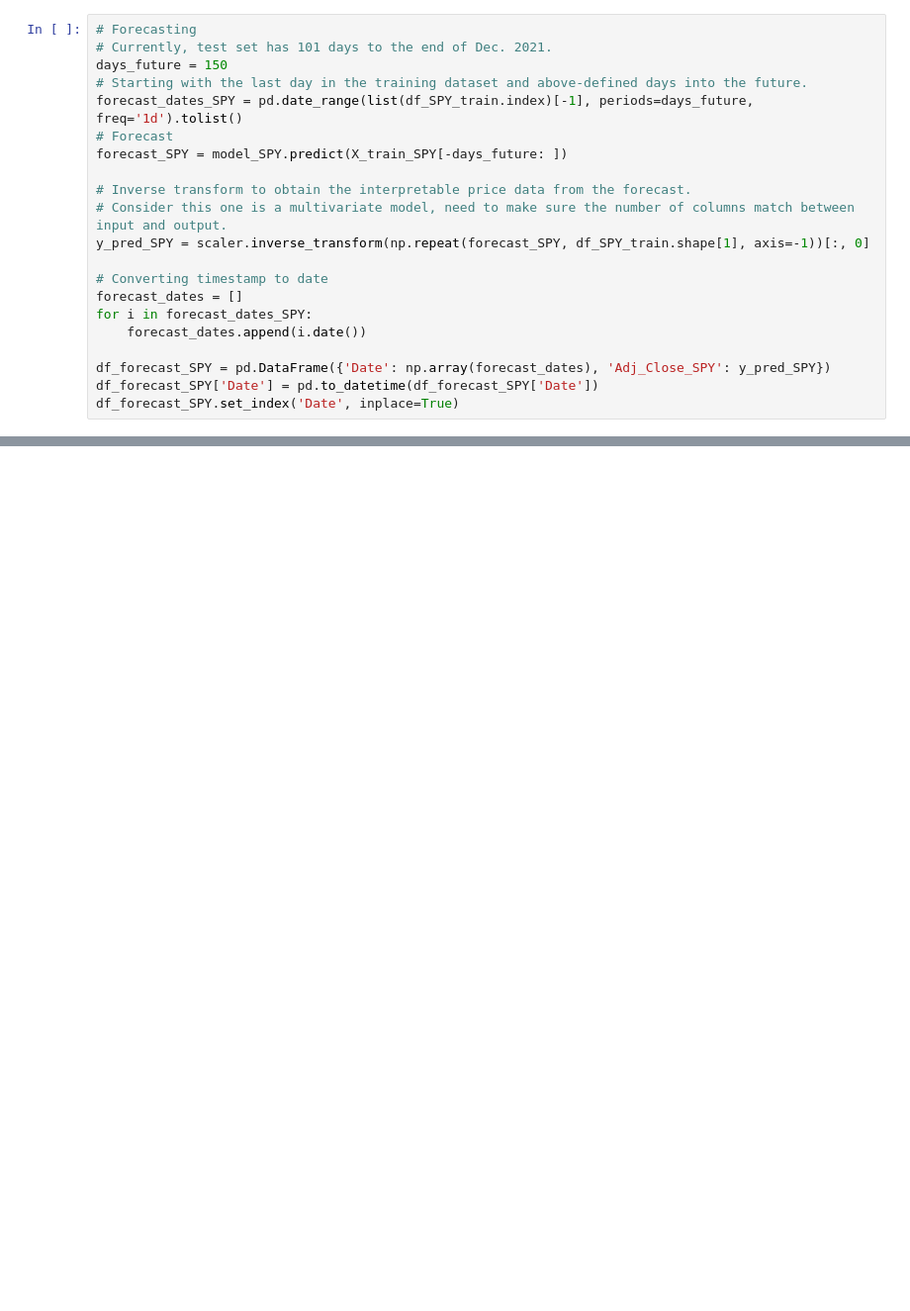
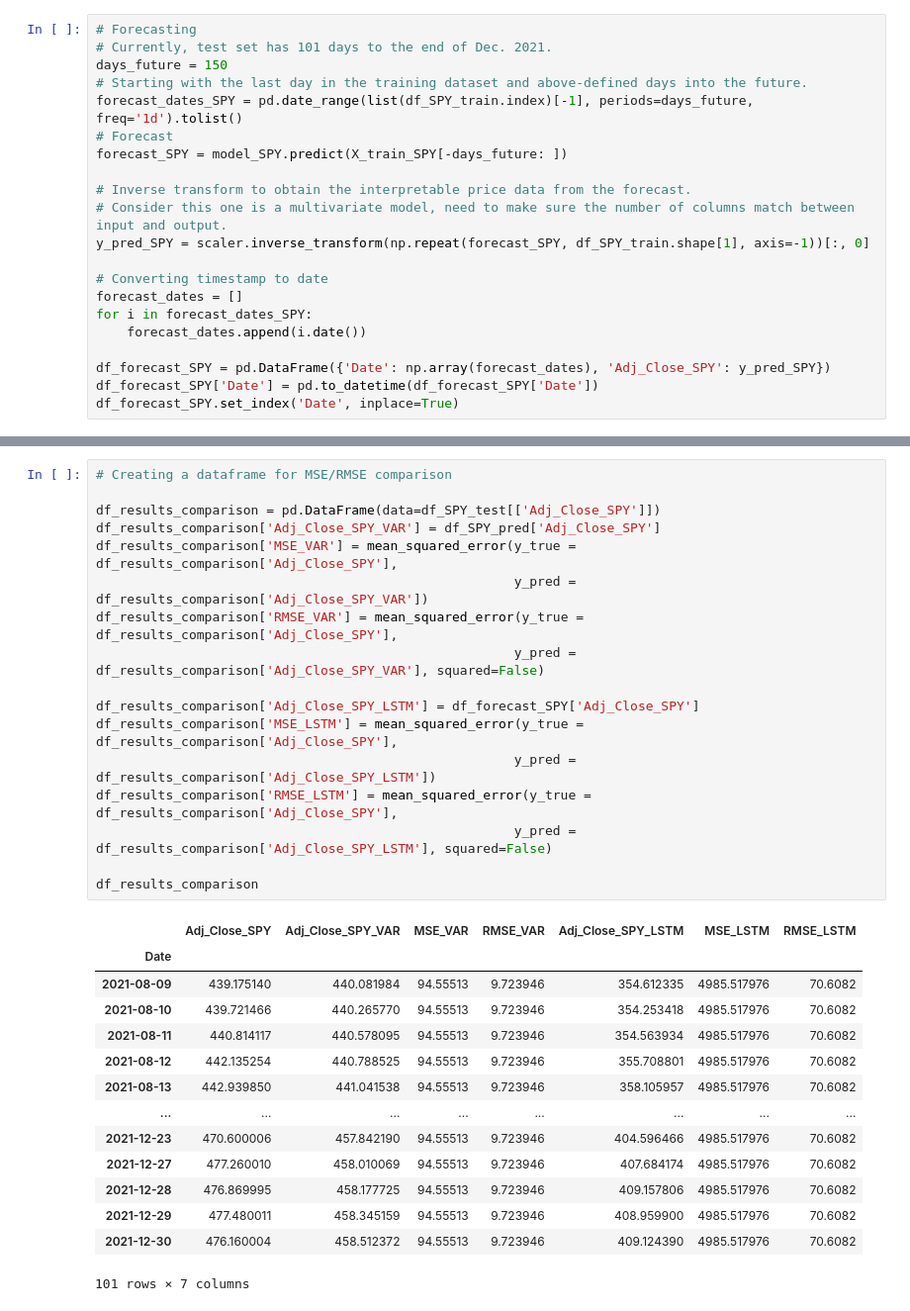
Before and after one commit to mh0805/Equity-price-prediction-and-forecast-with-Time-series-analysis-and-Machine-Learning, a Jupyter notebook: 3. Data Pre-processing & Modeling.ipynb, the cells around one changed output, grey strips where cells are left out. Shown at 99% size. Saved outputs shown, nothing was run; the diff lists cells and outputs as text; blank space fills up the shorter version.

```diff
--- a/3. Data Pre-processing & Modeling.ipynb
+++ b/3. Data Pre-processing & Modeling.ipynb
@@ -3048,0 +3039,32 @@ plt.savefig('./images/LSTM_fc_short_SPY_mv.png');
+# %%
+# Creating a dataframe for MSE/RMSE comparison
+
+df_results_comparison = pd.DataFrame(data=df_SPY_test[['Adj_Close_SPY']])
+df_results_comparison['Adj_Close_SPY_VAR'] = df_SPY_pred['Adj_Close_SPY']
+df_results_comparison['MSE_VAR'] = mean_squared_error(y_true = df_results_comparison['Adj_Close_SPY'],
+                                                      y_pred = df_results_comparison['Adj_Close_SPY_VAR'])
+df_results_comparison['RMSE_VAR'] = mean_squared_error(y_true = df_results_comparison['Adj_Close_SPY'],
+                                                      y_pred = df_results_comparison['Adj_Close_SPY_VAR'], squared=False)
+
+df_results_comparison['Adj_Close_SPY_LSTM'] = df_forecast_SPY['Adj_Close_SPY']
+df_results_comparison['MSE_LSTM'] = mean_squared_error(y_true = df_results_comparison['Adj_Close_SPY'],
+                                                      y_pred = df_results_comparison['Adj_Close_SPY_LSTM'])
+df_results_comparison['RMSE_LSTM'] = mean_squared_error(y_true = df_results_comparison['Adj_Close_SPY'],
+                                                      y_pred = df_results_comparison['Adj_Close_SPY_LSTM'], squared=False)
+
+df_results_comparison
+# %% [output]
+|  | Adj_Close_SPY | Adj_Close_SPY_VAR | MSE_VAR | RMSE_VAR | Adj_Close_SPY_LSTM | MSE_LSTM | RMSE_LSTM |
+| Date |  |  |  |  |  |  |  |
+| 2021-08-09 | 439.175140 | 440.081984 | 94.55513 | 9.723946 | 354.612335 | 4985.517976 | 70.6082 |
+| 2021-08-10 | 439.721466 | 440.265770 | 94.55513 | 9.723946 | 354.253418 | 4985.517976 | 70.6082 |
+| 2021-08-11 | 440.814117 | 440.578095 | 94.55513 | 9.723946 | 354.563934 | 4985.517976 | 70.6082 |
+| 2021-08-12 | 442.135254 | 440.788525 | 94.55513 | 9.723946 | 355.708801 | 4985.517976 | 70.6082 |
+| 2021-08-13 | 442.939850 | 441.041538 | 94.55513 | 9.723946 | 358.105957 | 4985.517976 | 70.6082 |
+| ... | ... | ... | ... | ... | ... | ... | ... |
+| 2021-12-23 | 470.600006 | 457.842190 | 94.55513 | 9.723946 | 404.596466 | 4985.517976 | 70.6082 |
+| 2021-12-27 | 477.260010 | 458.010069 | 94.55513 | 9.723946 | 407.684174 | 4985.517976 | 70.6082 |
+| 2021-12-28 | 476.869995 | 458.177725 | 94.55513 | 9.723946 | 409.157806 | 4985.517976 | 70.6082 |
+| 2021-12-29 | 477.480011 | 458.345159 | 94.55513 | 9.723946 | 408.959900 | 4985.517976 | 70.6082 |
+| 2021-12-30 | 476.160004 | 458.512372 | 94.55513 | 9.723946 | 409.124390 | 4985.517976 | 70.6082 |
+101 rows × 7 columns
```
Also changed, not shown: parts of 74 cells of this notebook, 44 other files.
